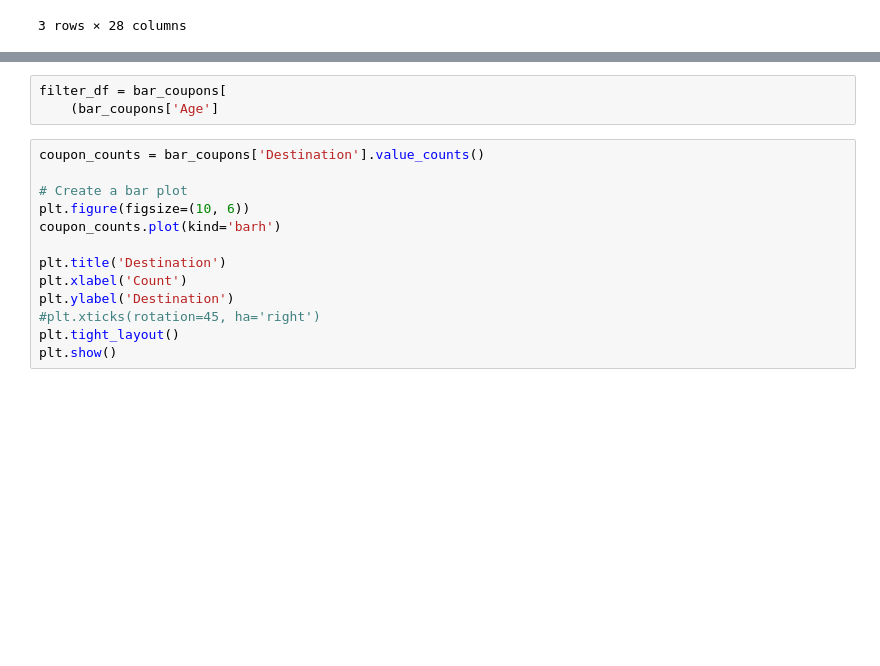
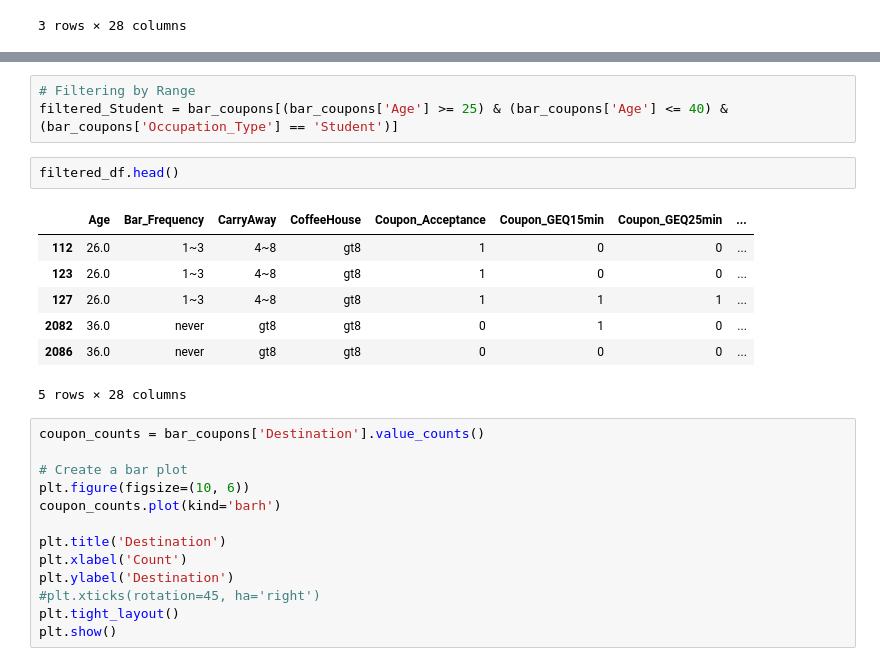
Before and after one commit to BrianJohnson100/ML_AI_Class, a Jupyter notebook: coupon_analysis_10_14_2025.ipynb, the cells around one changed output, grey strips where cells are left out. Cells and saved outputs as stored; diff of their text form; blank space fills up the shorter version.

```diff
--- a/coupon_analysis_10_14_2025.ipynb
+++ b/coupon_analysis_10_14_2025.ipynb
@@ -391,9 +396,19 @@ A value is trying to be set on a copy of a slice from a DataFrame.
 Try using .loc[row_indexer,col_indexer] = value instead
 
 See the caveats in the documentation: https://pandas.pydata.org/pandas-docs/stable/user_guide/indexing.html#returning-a-view-versus-a-copy
-# %%
-filter_df = bar_coupons[
-    (bar_coupons['Age']
+# %%
+# Filtering by Range
+filtered_Student = bar_coupons[(bar_coupons['Age'] >= 25) & (bar_coupons['Age'] <= 40) & (bar_coupons['Occupation_Type'] == 'Student')]
+# %%
+filtered_df.head()
+# %% [output]
+|  | Age | Bar_Frequency | CarryAway | CoffeeHouse | Coupon_Acceptance | Coupon_GEQ15min | Coupon_GEQ25min | ... |
+| 112 | 26.0 | 1~3 | 4~8 | gt8 | 1 | 0 | 0 | ... |
+| 123 | 26.0 | 1~3 | 4~8 | gt8 | 1 | 0 | 0 | ... |
+| 127 | 26.0 | 1~3 | 4~8 | gt8 | 1 | 1 | 1 | ... |
+| 2082 | 36.0 | never | gt8 | gt8 | 0 | 1 | 0 | ... |
+| 2086 | 36.0 | never | gt8 | gt8 | 0 | 0 | 0 | ... |
+5 rows × 28 columns
 # %%
 coupon_counts = bar_coupons['Destination'].value_counts()
 
```
Also changed, not shown: parts of 10 cells of this notebook, 2 other files.
